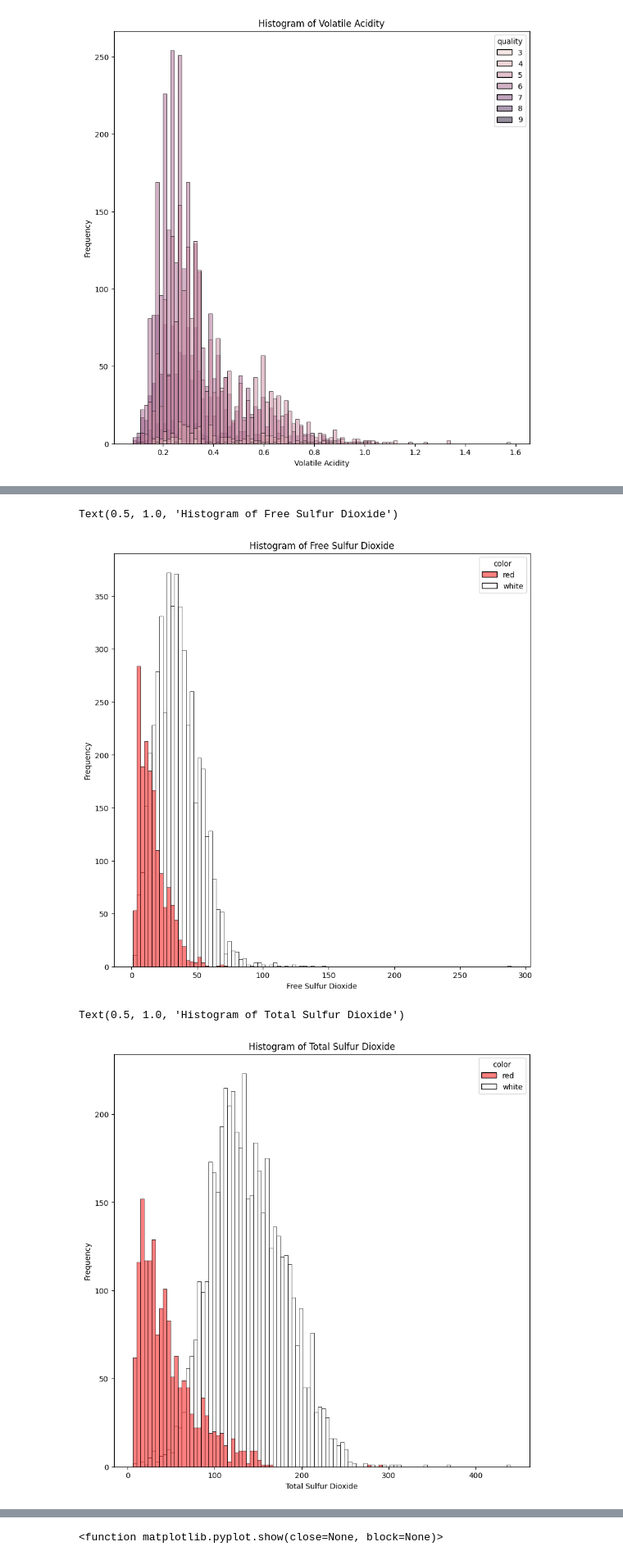
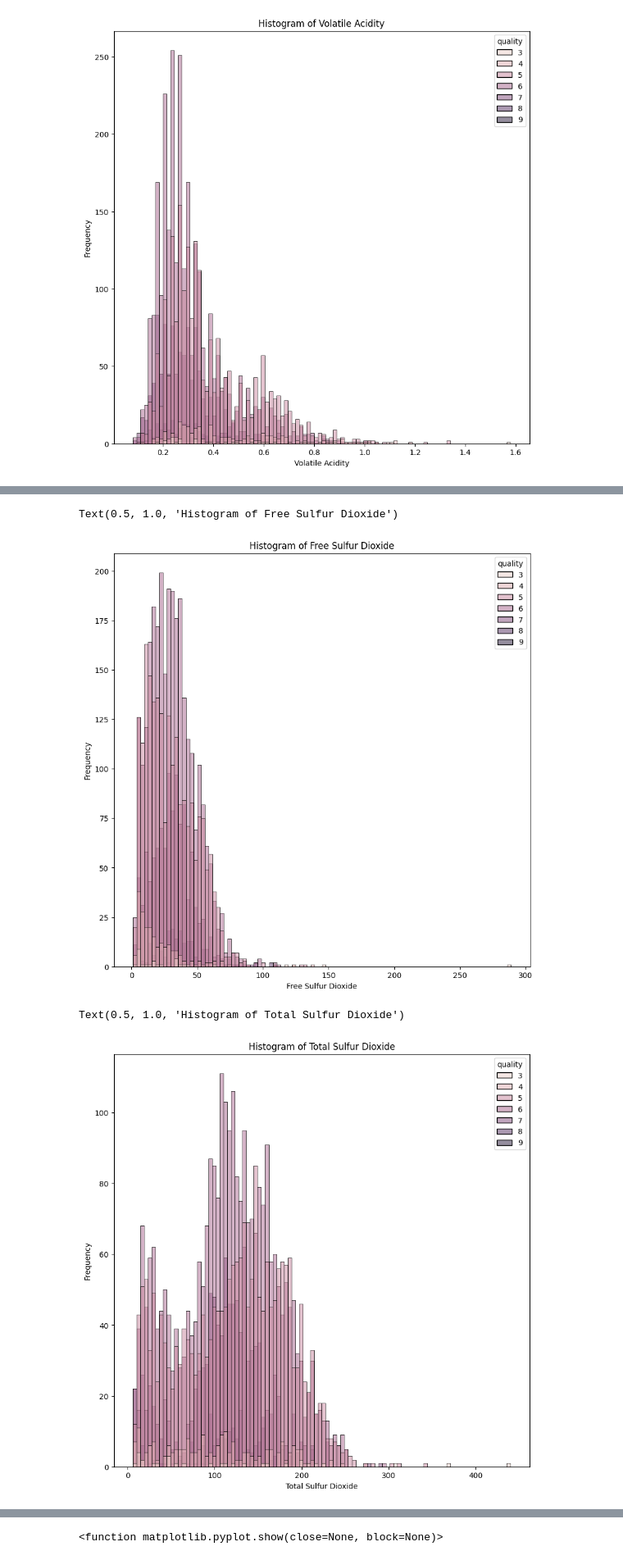
Before and after one commit to Alexander940/AI_Lab3, a Jupyter notebook: Lab-IA1_Lab-3.ipynb, the cells around one changed output, grey strips where cells are left out. Shown at 82% size. Cells and saved outputs as stored; diff of their text form; code cells hidden in the pictures.

```diff
--- a/Lab-IA1_Lab-3.ipynb
+++ b/Lab-IA1_Lab-3.ipynb
@@ -187,20 +187,20 @@ Text(0.5, 1.0, 'Histogram of Chlorides')
 # %%
 plt.figure(figsize=(10, 10))
-sns.histplot(data=df, x="free_sulfur_dioxide", bins=100, hue="color", fill=True, palette=custom_palette)
+sns.histplot(data=df, x="free_sulfur_dioxide", bins=100, hue="quality", fill=True)
 plt.xlabel("Free Sulfur Dioxide")
 plt.ylabel("Frequency")
 plt.title("Histogram of Free Sulfur Dioxide")
 # %% [output]
 Text(0.5, 1.0, 'Histogram of Free Sulfur Dioxide')
-[figure, old version]
+[figure, new version]
 # %%
 plt.figure(figsize=(10, 10))
-sns.histplot(data=df, x="total_sulfur_dioxide", bins=100, hue="color", fill=True, palette=custom_palette)
+sns.histplot(data=df, x="total_sulfur_dioxide", bins=100, hue="quality", fill=True)
 plt.xlabel("Total Sulfur Dioxide")
 plt.ylabel("Frequency")
 plt.title("Histogram of Total Sulfur Dioxide")
 # %% [output]
 Text(0.5, 1.0, 'Histogram of Total Sulfur Dioxide')
-[figure, old version]
+[figure, new version]
 # %%
 plt.figure(figsize=(10, 10))
```
Also changed, not shown: parts of 14 cells of this notebook.
